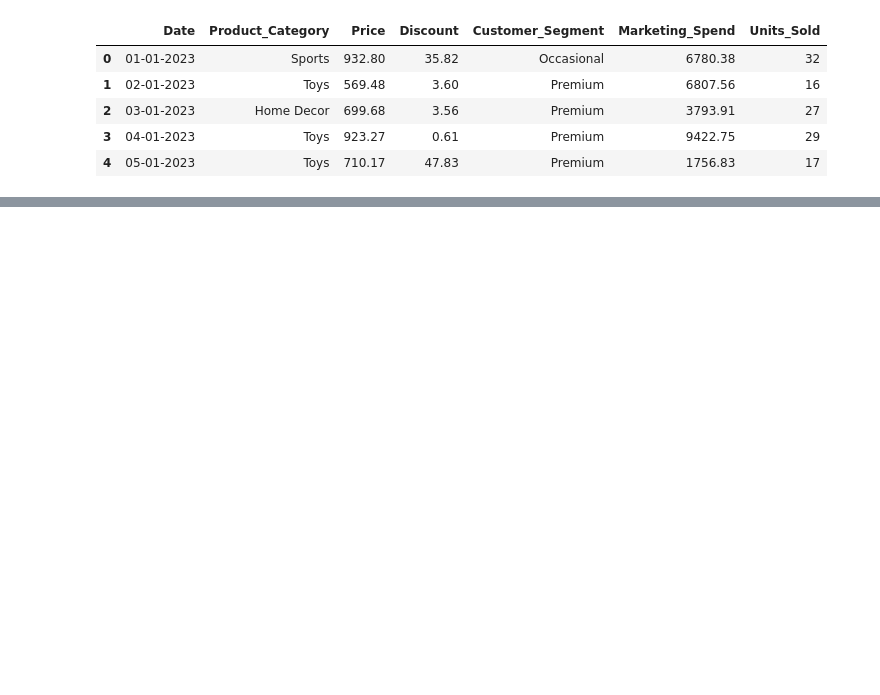
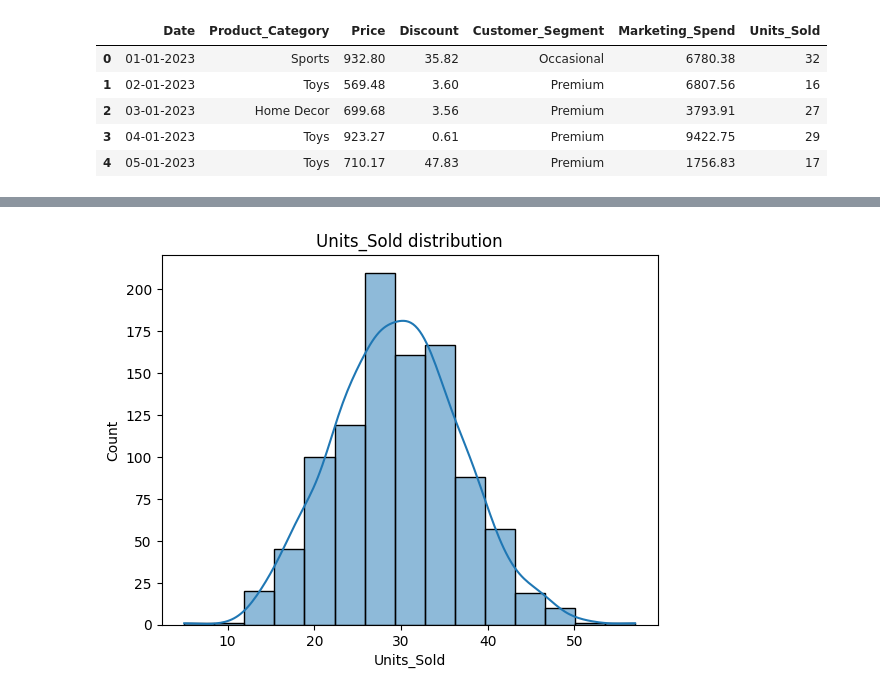
Before and after one commit to OPE152/EcommerceSalesRegression, a Jupyter notebook: ecs/main.ipynb, the cells around one changed output, grey strips where cells are left out. Saved outputs shown, nothing was run; the diff lists cells and outputs as text; code cells hidden in the pictures; blank space fills up the shorter version.

```diff
--- a/ecs/main.ipynb
+++ b/ecs/main.ipynb
@@ -33,0 +161,6 @@ df.to_csv(output_file, index=False)
+# %%
+sns.histplot(df['Units_Sold'], bins=15, kde=True)
+plt.title("Units_Sold distribution")
+plt.show()
+# %% [output]
+[figure, added]
```
Also changed, not shown: parts of 21 cells of this notebook.
